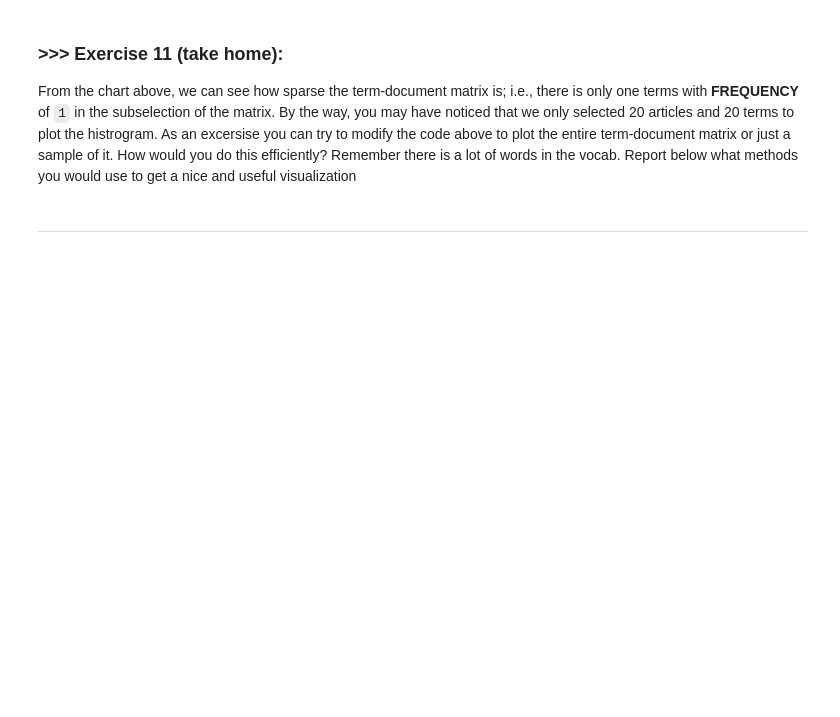
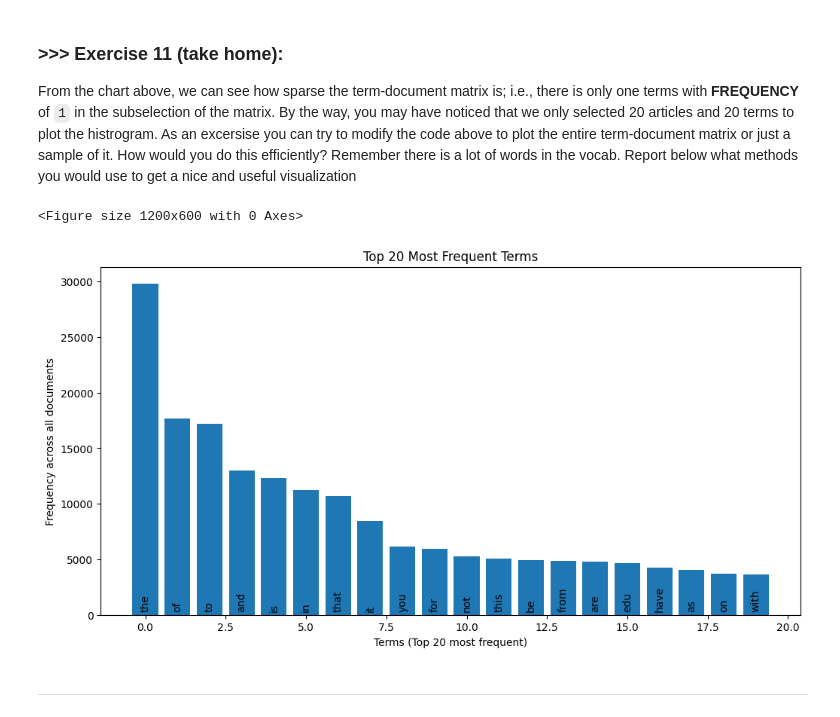
Before and after one commit to Kev-Tan/DM2025-Lab1-Exercise, a Jupyter notebook: DM2025-Lab1-Master.ipynb, the cells around one changed output. Saved outputs shown, nothing was run; the diff lists cells and outputs as text; code cells hidden in the pictures; blank space fills up the shorter version.

```diff
--- a/DM2025-Lab1-Master.ipynb
+++ b/DM2025-Lab1-Master.ipynb
@@ -1129,3 +1125,29 @@ From the chart above, we can see how sparse the term-document matrix is; i.e., t
+# %%
+# Answer: We can use a histogram-based visualization method instead since document matrix is too sparse
+
+term_freq_distribution = X_counts.sum(axis=0).A1  # Sum across documents for each term
+plt.figure(figsize=(12, 6))
+
+# Top-k most frequent terms histogram
+top_k = 20
+top_term_indices = term_freq_distribution.argsort()[-top_k:][::-1]
+top_terms = count_vect.get_feature_names_out()[top_term_indices]
+top_freqs = term_freq_distribution[top_term_indices]
+
+
+plt.figure(figsize=(12, 6))
+plt.bar(range(len(top_terms)), top_freqs)
+plt.xlabel('Terms (Top 20 most frequent)')
+plt.ylabel('Frequency across all documents')
+plt.title(f'Top {top_k} Most Frequent Terms')
+plt.bar_label(bars, labels=top_terms, rotation=90, padding=3)
+
+
+
+plt.show()
+# %% [output]
+<Figure size 1200x600 with 0 Axes>
+[figure, added]
 # %% [markdown]
 ---
 # %% [markdown]
```
Also changed, not shown: parts of 5 cells of this notebook, 1 other file.
